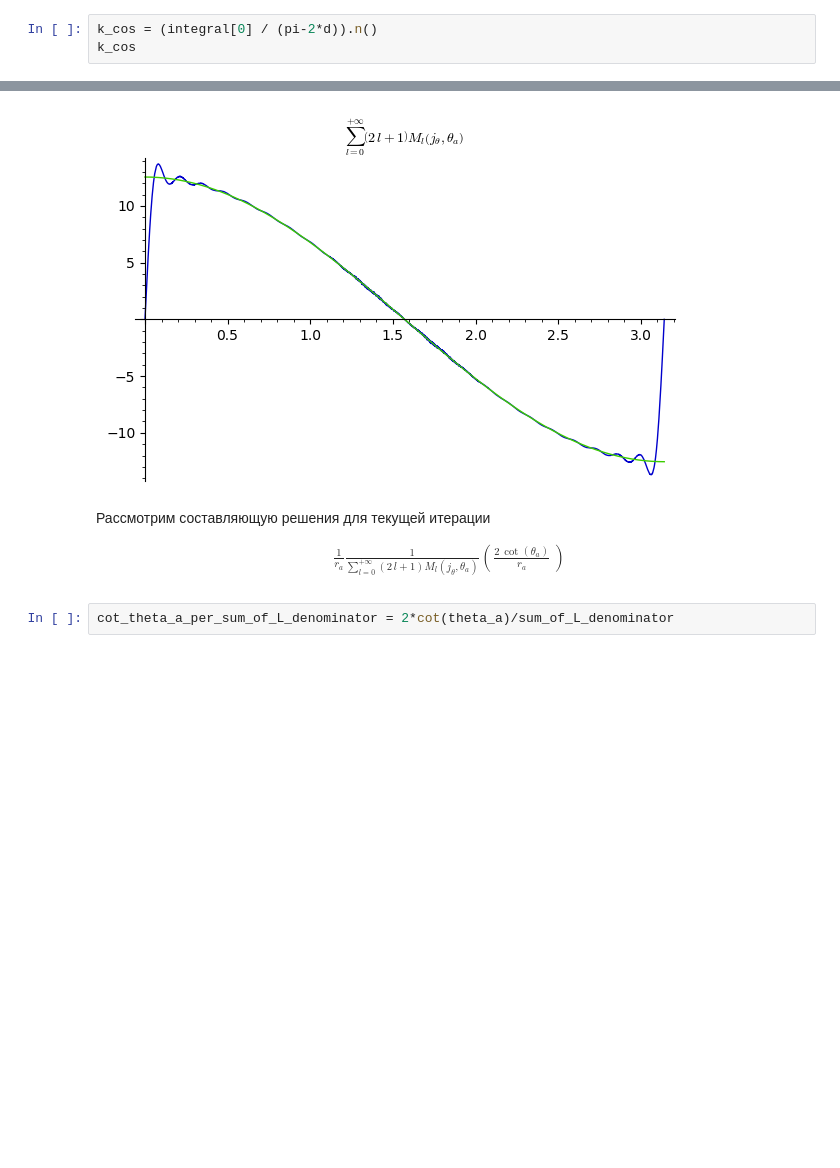
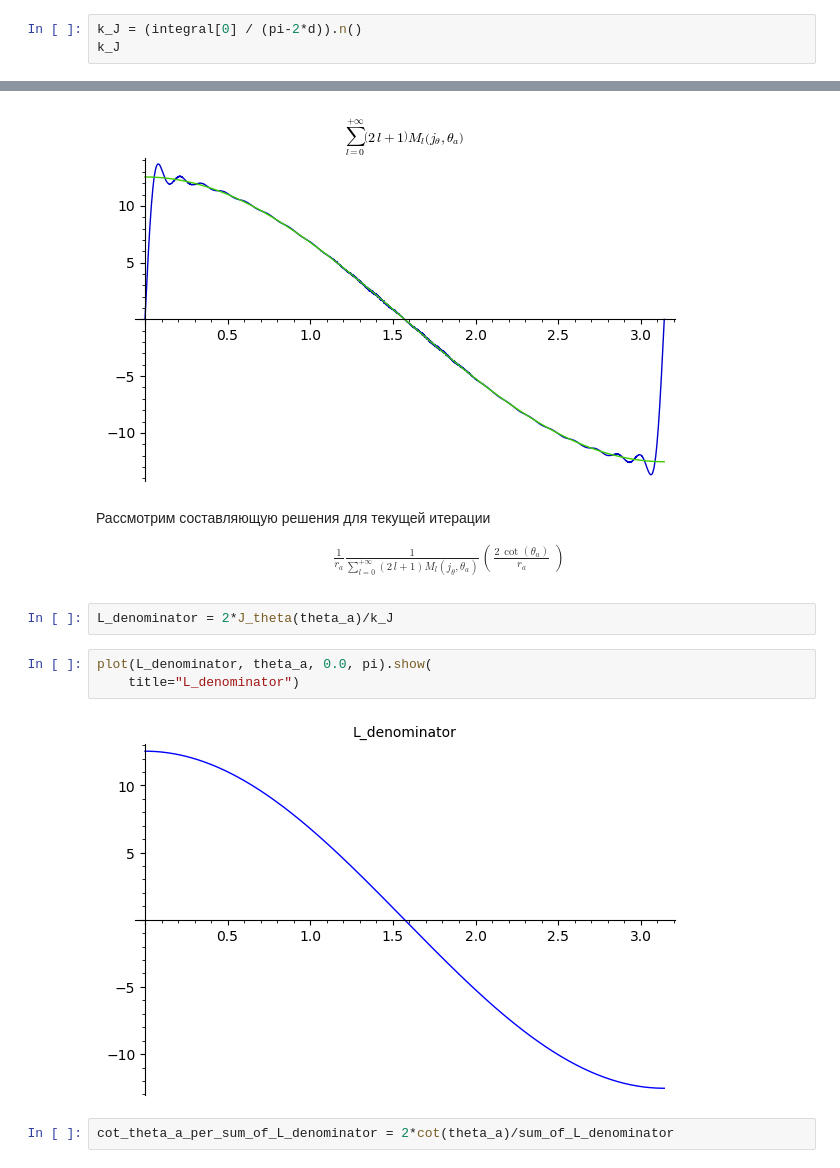
Before and after one commit to daju1/articles, a Jupyter notebook: electrostatic_vector_potential/Vector_potential_of_a_precessing_magnetic_dipole_in_spherical_coordinates.ipynb, the cells around one changed output, grey strips where cells are left out. Cells and saved outputs as stored; diff of their text form; blank space fills up the shorter version.

```diff
--- a/electrostatic_vector_potential/Vector_potential_of_a_precessing_magnetic_dipole_in_spherical_coordinates.ipynb
+++ b/electrostatic_vector_potential/Vector_potential_of_a_precessing_magnetic_dipole_in_spherical_coordinates.ipynb
@@ -1555,7 +1555,7 @@ integral
 (0.4591196349668713, 0.0024651105314670557)
 # %%
-k_cos = (integral[0] / (pi-2*d)).n()
-k_cos
+k_J = (integral[0] / (pi-2*d)).n()
+k_J
 # %% [output]
 0.159427984092053
 # %%
@@ -1573,6 +1573,13 @@ plot([sum_of_L_denominator, 2*cos(theta_a)/k_cos], theta_a, 0, pi).show(
 \right)
 \end{array}
 \end{equation}
+# %%
+L_denominator = 2*J_theta(theta_a)/k_J
+# %%
+plot(L_denominator, theta_a, 0.0, pi).show(
+    title="L_denominator")
+# %% [output]
+[figure, added]
 # %%
 cot_theta_a_per_sum_of_L_denominator = 2*cot(theta_a)/sum_of_L_denominator
 # %%
```
Also changed, not shown: parts of 17 cells of this notebook.
